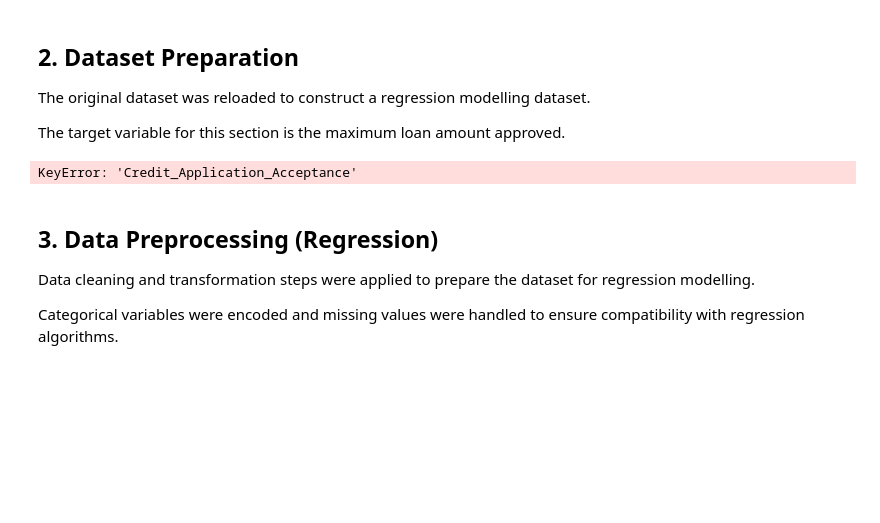
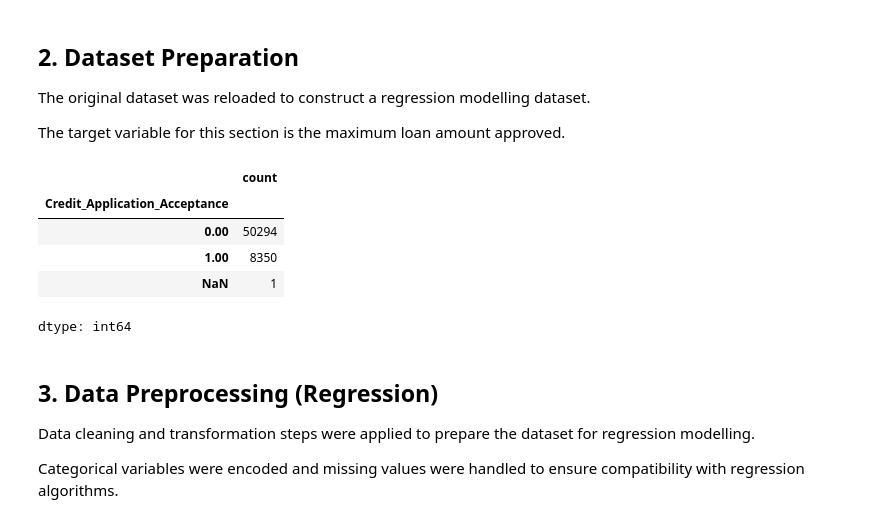
Before and after one commit to KieranRossetti/Loan-Approval-Risk, a Jupyter notebook: notebooks/Loan Approval Risk and Loan Limit Prediction.ipynb, the cells around one changed output. Cells and saved outputs as stored; diff of their text form; code cells hidden in the pictures; blank space fills up the shorter version.

```diff
--- a/notebooks/Loan Approval Risk and Loan Limit Prediction.ipynb
+++ b/notebooks/Loan Approval Risk and Loan Limit Prediction.ipynb
@@ -1083,13 +1083,18 @@ The target variable for this section is the maximum loan amount approved.
 # %%
 pd.options.display.float_format = '{:.2f}'.format
 
 # Creating the regression dataset using the original csv file with all the data
-df2 = pd.read_csv(Path("data/processed/loan_approval_status_data_cleaned.csv"))
+df2 = pd.read_csv(Path("data/raw/loan_approval_data.csv"))
 
 # Check values in Credit Application Acceptance
 df2['Credit_Application_Acceptance'].value_counts(dropna=False)
 # %% [output]
+|  | count |
+| Credit_Application_Acceptance |  |
+| 0.00 | 50294 |
+| 1.00 | 8350 |
+| NaN | 1 |
-KeyError: 'Credit_Application_Acceptance'
+dtype: int64
 # %% [markdown]
 ## 3. Data Preprocessing (Regression)
 
```
